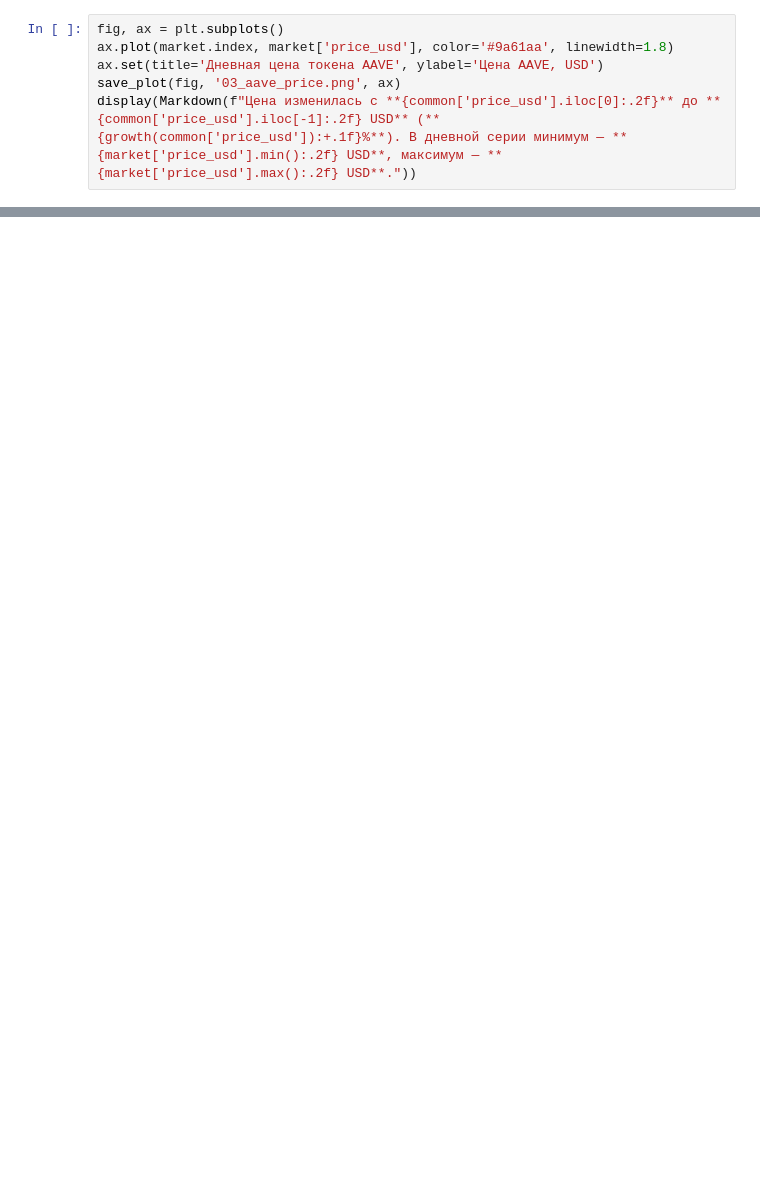
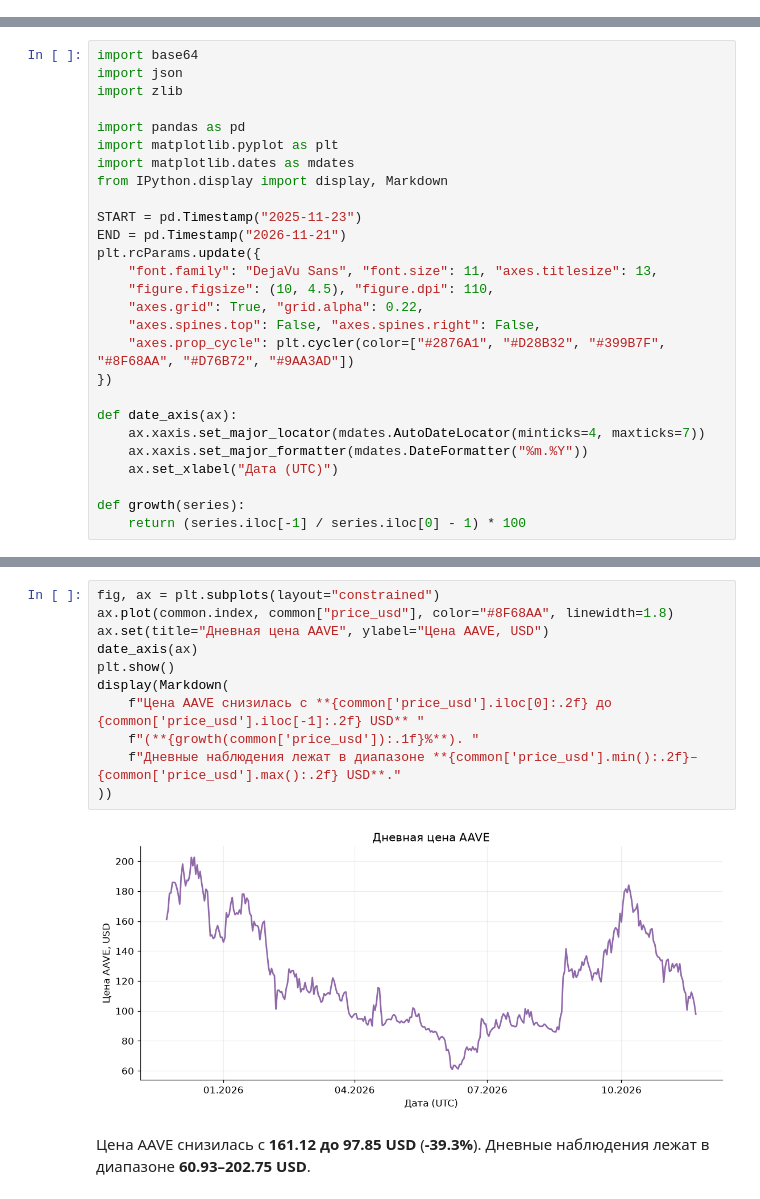
Before and after one commit to TEMPORARY1953/aave-defi-eda, a Jupyter notebook: analysis.ipynb, the cells around one changed output, grey strips where cells are left out. Saved outputs shown, nothing was run; the diff lists cells and outputs as text; blank space fills up the shorter version.

```diff
--- a/analysis.ipynb
+++ b/analysis.ipynb
@@ -242,6 +0,0 @@ AAVE — рыночный токен протокола. Его цена отр
-# %%
-fig, ax = plt.subplots()
-ax.plot(market.index, market['price_usd'], color='#9a61aa', linewidth=1.8)
-ax.set(title='Дневная цена токена AAVE', ylabel='Цена AAVE, USD')
-save_plot(fig, '03_aave_price.png', ax)
-display(Markdown(f"Цена изменилась с **{common['price_usd'].iloc[0]:.2f}** до **{common['price_usd'].iloc[-1]:.2f} USD** (**{growth(common['price_usd']):+.1f}%**). В дневной серии минимум — **{market['price_usd'].min():.2f} USD**, максимум — **{market['price_usd'].max():.2f} USD**."))
@@ -532,0 +156,27 @@ TVL включает ценовую переоценку, поэтому его
+# %%
+import base64
+import json
+import zlib
+
+import pandas as pd
+import matplotlib.pyplot as plt
+import matplotlib.dates as mdates
+from IPython.display import display, Markdown
+
+START = pd.Timestamp("2025-11-23")
+END = pd.Timestamp("2026-11-21")
+plt.rcParams.update({
+    "font.family": "DejaVu Sans", "font.size": 11, "axes.titlesize": 13,
+    "figure.figsize": (10, 4.5), "figure.dpi": 110,
+    "axes.grid": True, "grid.alpha": 0.22,
+    "axes.spines.top": False, "axes.spines.right": False,
+    "axes.prop_cycle": plt.cycler(color=["#2876A1", "#D28B32", "#399B7F", "#8F68AA", "#D76B72", "#9AA3AD"])
+})
+
+def date_axis(ax):
+    ax.xaxis.set_major_locator(mdates.AutoDateLocator(minticks=4, maxticks=7))
+    ax.xaxis.set_major_formatter(mdates.DateFormatter("%m.%Y"))
+    ax.set_xlabel("Дата (UTC)")
+
+def growth(series):
+    return (series.iloc[-1] / series.iloc[0] - 1) * 100
@@ -532,0 +1299,14 @@ TVL включает ценовую переоценку, поэтому его
+# %%
+fig, ax = plt.subplots(layout="constrained")
+ax.plot(common.index, common["price_usd"], color="#8F68AA", linewidth=1.8)
+ax.set(title="Дневная цена AAVE", ylabel="Цена AAVE, USD")
+date_axis(ax)
+plt.show()
+display(Markdown(
+    f"Цена AAVE снизилась с **{common['price_usd'].iloc[0]:.2f} до {common['price_usd'].iloc[-1]:.2f} USD** "
+    f"(**{growth(common['price_usd']):.1f}%**). "
+    f"Дневные наблюдения лежат в диапазоне **{common['price_usd'].min():.2f}–{common['price_usd'].max():.2f} USD**."
+))
+# %% [output]
+[figure, added]
+Цена AAVE снизилась с **161.12 до 97.85 USD** (**-39.3%**). Дневные наблюдения лежат в диапазоне **60.93–202.75 USD**.
```
Also changed, not shown: parts of 49 cells of this notebook, 2 other files.
